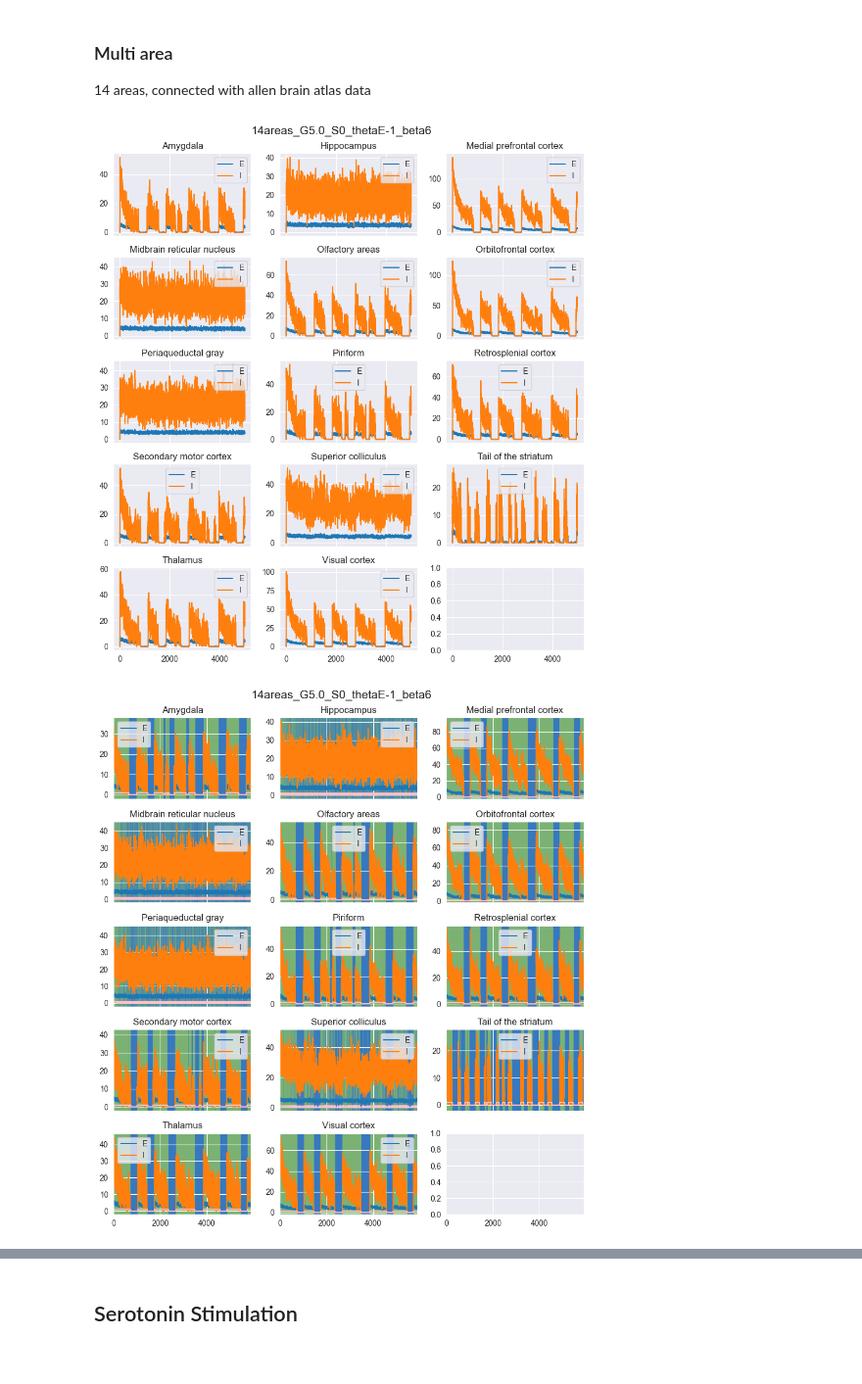
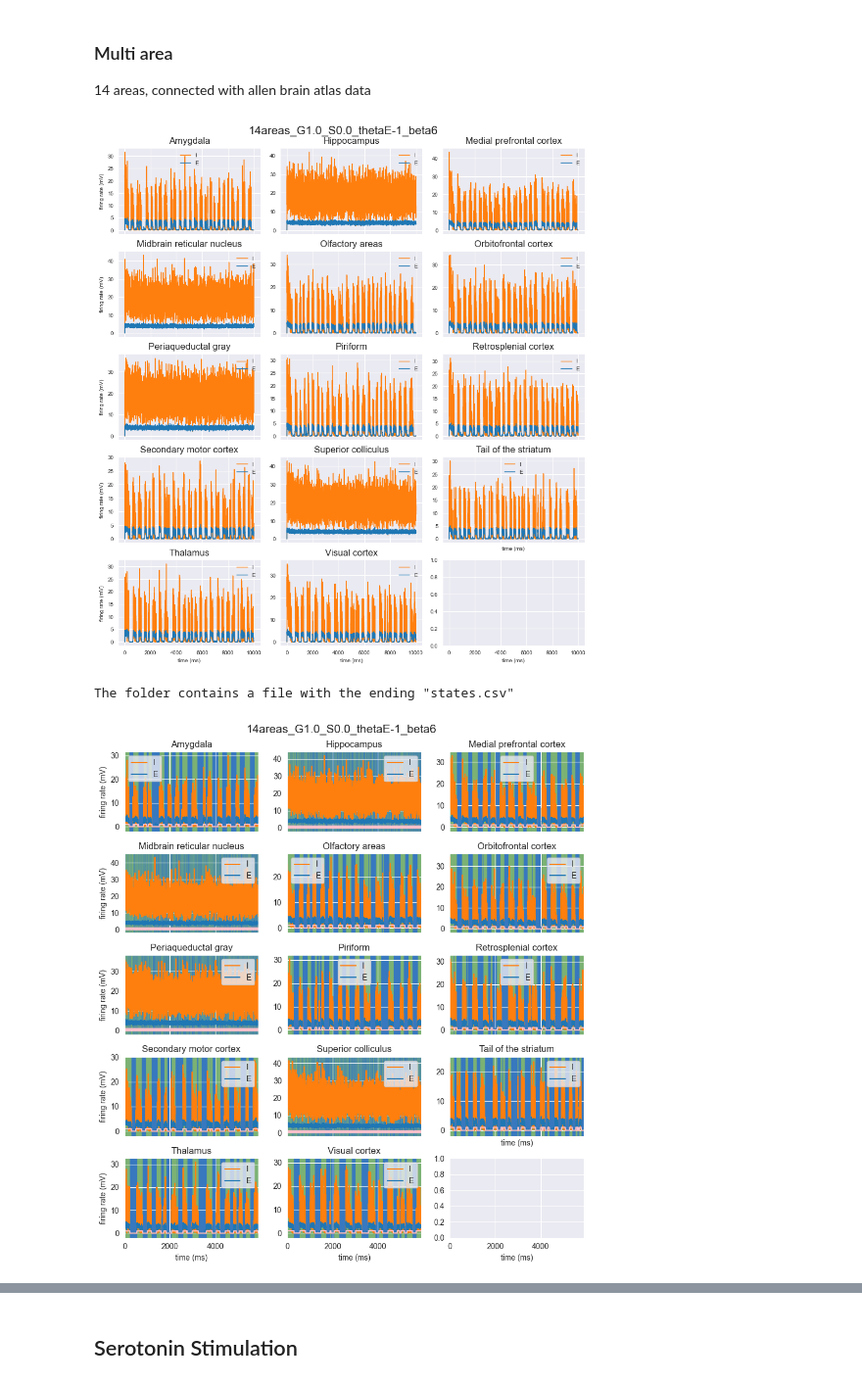
Before and after one commit to rosagross/SerotoninModelling, a Jupyter notebook: Analysis/Plotting Results.ipynb, the cells around one changed output, grey strips where cells are left out. Shown at 98% size. Drawn from its saved outputs; the diff is of its cells as text; code cells hidden in the pictures.

```diff
--- a/Analysis/Plotting Results.ipynb
+++ b/Analysis/Plotting Results.ipynb
@@ -516,26 +857,26 @@ np.matmul(test_b, rate_example)
 14 areas, connected with allen brain atlas data
 # %%
 # plot signal of all regions for one simulation session
-G = 5
+G = 1
 S = 0
 beta = 6
 thetaE = -1
 extra = ""
 start = 0
 stop = 5000
-file_name = f'14areas_G{float(G)}_S{S}_thetaE{thetaE}_beta{beta}{extra}'
+file_name = f'14areas_G{float(G)}_S{float(S)}_thetaE{thetaE}_beta{beta}{extra}'
 file_dir = os.path.join(output_dir, file_name)
-plot_multiarea_signal(file_dir, file_name, start, stop)
+plot_multiarea_signal(file_dir, file_name, start, stimulation=False)
 # %% [output]
-[figure, old version]
+[figure, new version]
 # %%
 # compute the states of all regions and plot it together with the signal
-state_data = get_all_states(file_dir, file_name)
 start = 100
 stop = 6000
-plot_multiarea_signal(file_dir, file_name, start, stop, states=state_data)
+plot_multiarea_signal(file_dir, file_name, start, stop, states=True)
 # %% [output]
+The folder contains a file with the ending "states.csv"
-[figure, old version]
+[figure, new version]
 # %%
 # plot the states of all regions in a column on top of each other
 plot_states_column(file_dir, file_name)
```
Also changed, not shown: parts of 52 cells of this notebook, 3 other files.
